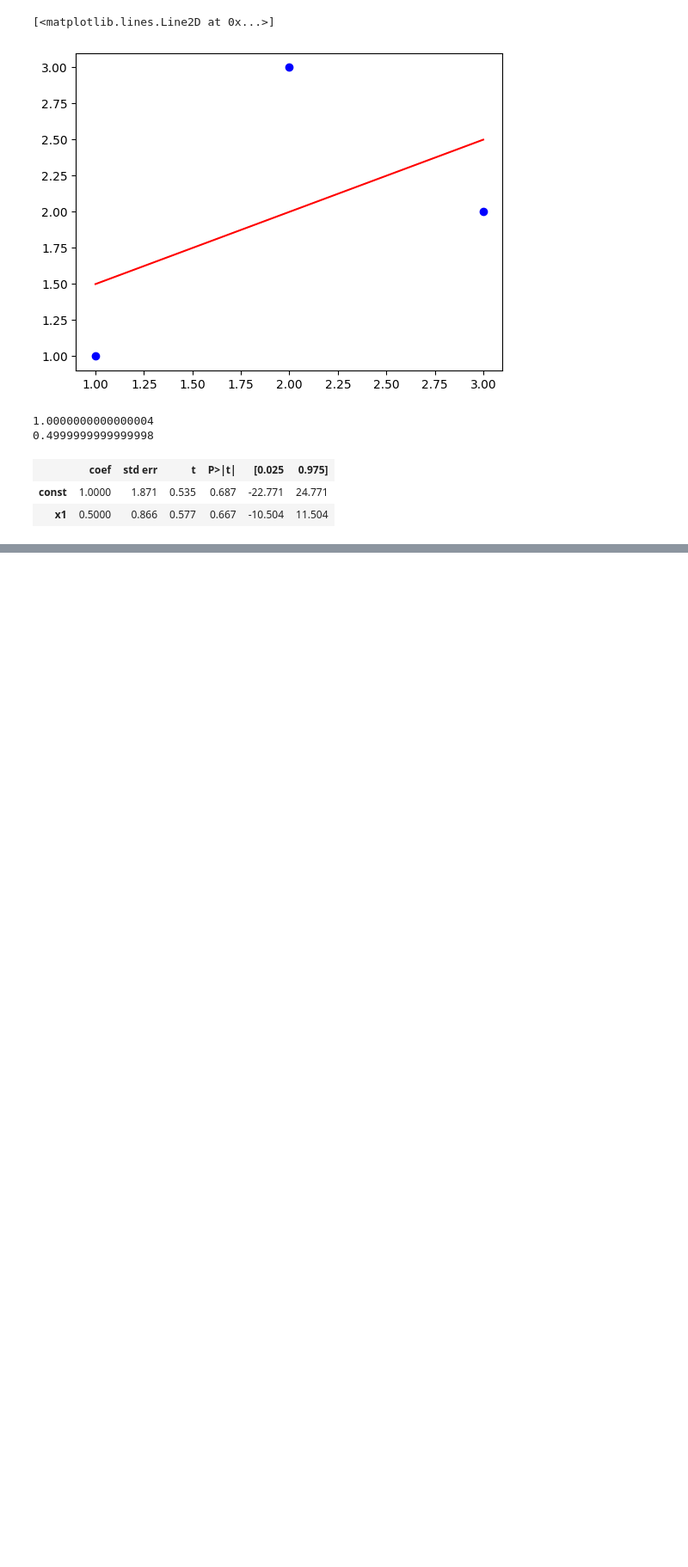
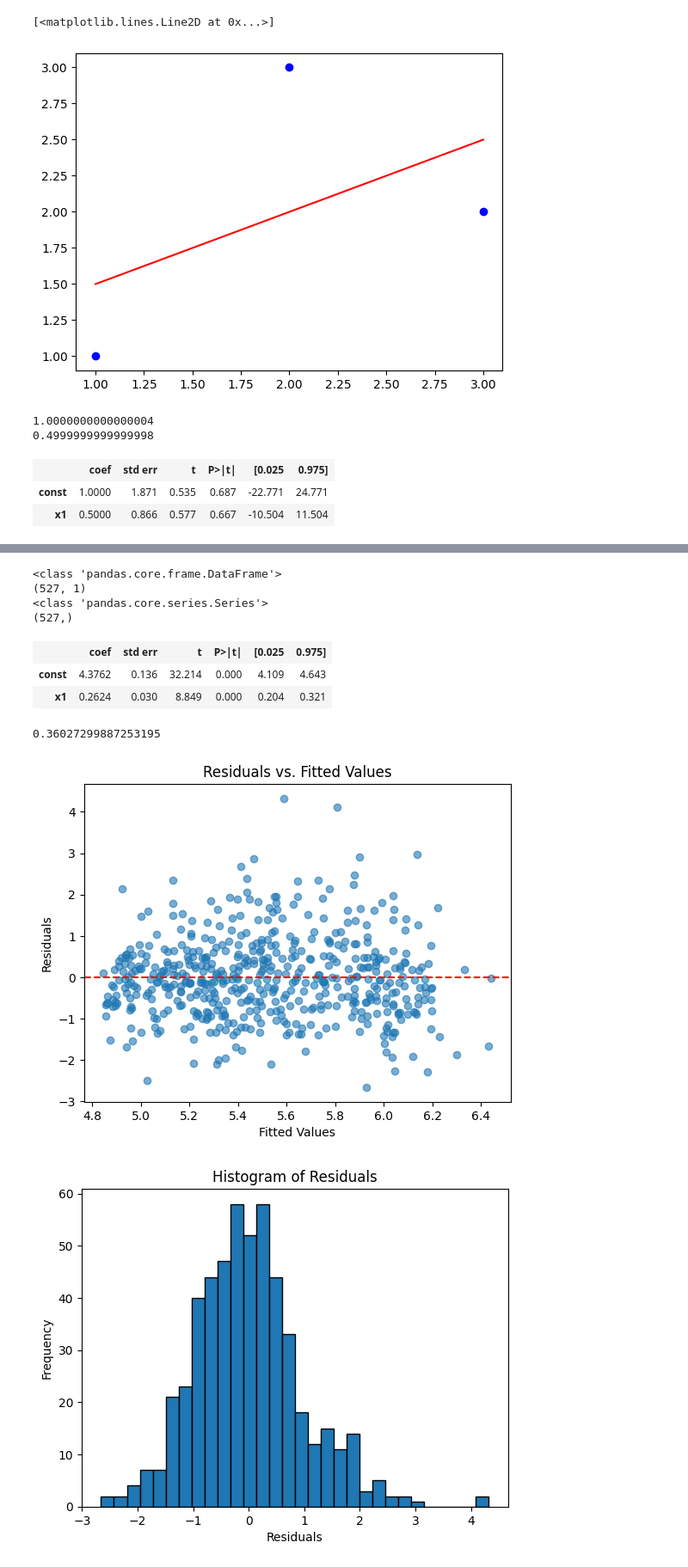
Before and after one commit to hoyedustin/harvard_chan, a Jupyter notebook: bst_220/hw_1.ipynb, the cells around one changed output, grey strips where cells are left out. Shown at 86% size. Saved outputs shown, nothing was run; the diff lists cells and outputs as text; code cells hidden in the pictures; blank space fills up the shorter version.

```diff
--- a/bst_220/hw_1.ipynb
+++ b/bst_220/hw_1.ipynb
@@ -60,3 +64,9 @@ model_sm.summary().tables[1]
 |  | coef | std err | t | P>|t| | [0.025 | 0.975] |
 | const | 1.0000 | 1.871 | 0.535 | 0.687 | -22.771 | 24.771 |
 | x1 | 0.5000 | 0.866 | 0.577 | 0.667 | -10.504 | 11.504 |
+# %%
+# Now lets work on HW 1 Continued
+# First lets import the data
+
+hw_1_continued_data = pd.read_csv("/Users/dustinh/Downloads/SCCS2_v12.csv")
+hw_1_continued_data
@@ -62,0 +87,64 @@ model_sm.summary().tables[1]
+# %%
+#now lets assign x and y variables
+
+
+X = hw_1_continued_data[["age"]]
+
+y = hw_1_continued_data["tc"]
+
+print(type(X))
+print(X.shape)
+print(type(y))
+print(y.shape)
+# %% [output]
+<class 'pandas.core.frame.DataFrame'>
+(527, 1)
+<class 'pandas.core.series.Series'>
+(527,)
+# %%
+#As a reminder now that we have our variables defined, we need to flatten our x values to use stats models
+#The reason why we need to flatten our x, is because statsmodels requires this to produce a parameter table
+x_shaped = np.array(X/10).reshape(-1, 1)
+#NOTE: I added the (X/10) part above because we need to fit the model on a decade change per the instructions
+X_sm = sm.add_constant(x_shaped)  # adds the intercept column w/the 1 values which is needed to calculate the y-intercpet correctly which impacts the slope
+model_sm_pt_2 = sm.OLS(y, X_sm).fit()
+# %%
+# Getting the Table
+model_sm_pt_2.summary().tables[1]
+# %% [output]
+|  | coef | std err | t | P>|t| | [0.025 | 0.975] |
+| const | 4.3762 | 0.136 | 32.214 | 0.000 | 4.109 | 4.643 |
+| x1 | 0.2624 | 0.030 | 8.849 | 0.000 | 0.204 | 0.321 |
+# %%
+# ok now we are going to calculate the pearson correlation
+# note, this is very annnoying, but statsmodels required x to be a 2D but flattened array when fitting a linnear model, but to find the pearson correlation, both x and y need to be 1D
+age_1d = hw_1_continued_data["age"]
+chol_1d = hw_1_continued_data["tc"]
+
+r, p_value = pearsonr(age_1d, chol_1d)
+print(r)
+# %% [output]
+0.36027299887253195
+# %%
+# notw lets graph the residuals
+fitted_vals = model_sm_pt_2.fittedvalues
+residuals = model_sm_pt_2.resid
+
+plt.scatter(fitted_vals, residuals, alpha=0.6)
+plt.axhline(y=0, color='red', linestyle='--')  # reference line at 0
+plt.xlabel("Fitted Values")
+plt.ylabel("Residuals")
+plt.title("Residuals vs. Fitted Values")
+plt.show()
+
+# now lets plot the histogram
+
+plt.hist(residuals, bins=30, edgecolor='black')
+plt.xlabel("Residuals")
+plt.ylabel("Frequency")
+plt.title("Histogram of Residuals")
+plt.savefig("histogram_residuals.png", dpi=300, bbox_inches='tight')
+plt.show()
+# %% [output]
+[figure, added]
+[figure, added]
```
Also changed, not shown: parts of 25 cells of this notebook, 11 other files.
